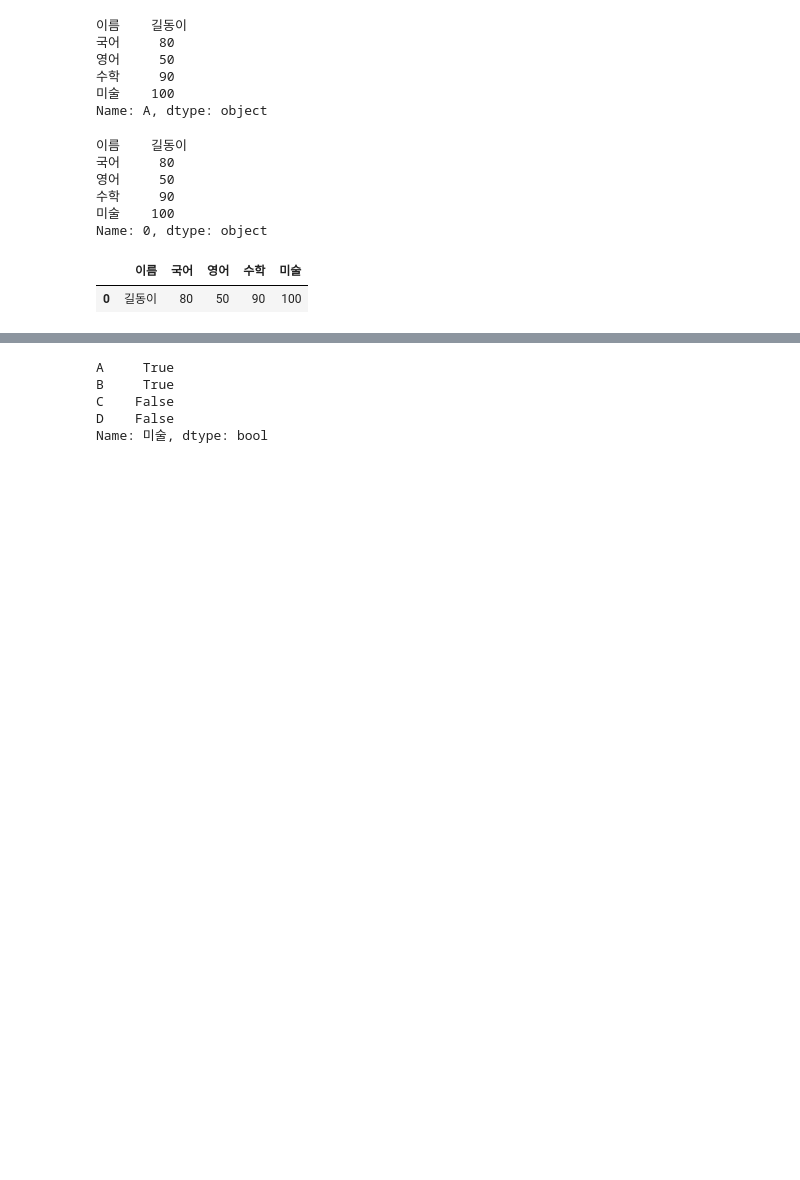
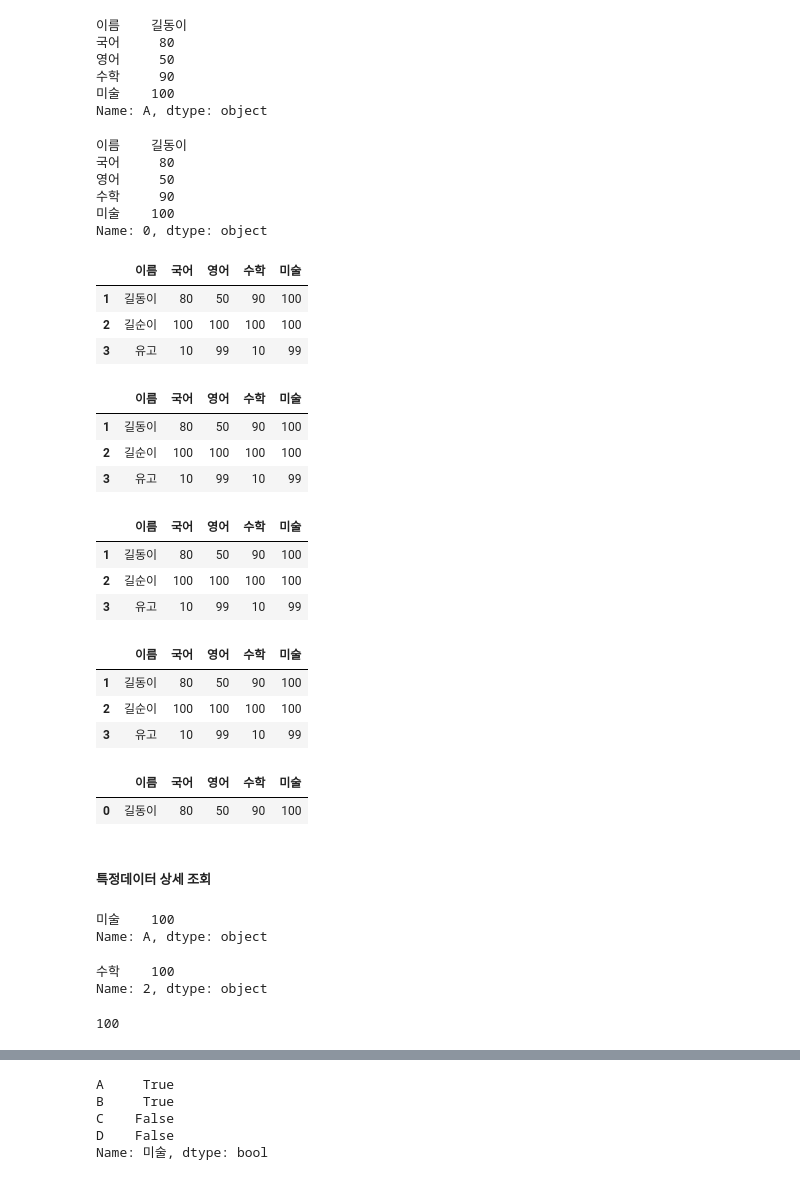
Before and after one commit to gulbae/bigdata-python-2023, a Jupyter notebook: Day05/py31_pandas_dataframe.ipynb, the cells around one changed output, grey strips where cells are left out. Saved outputs shown, nothing was run; the diff lists cells and outputs as text; code cells hidden in the pictures; blank space fills up the shorter version.

```diff
--- a/Day05/py31_pandas_dataframe.ipynb
+++ b/Day05/py31_pandas_dataframe.ipynb
@@ -142,8 +176,54 @@ df5.iloc[0] #시스템에 기본 데이터프레임 인덱스로 찾아도 됨
 수학     90
 미술    100
 Name: 0, dtype: object
+# %%
+df4.loc[[1,2,3]] # 내가 만든 인덱스로 loc
+# %% [output]
+|  | 이름 | 국어 | 영어 | 수학 | 미술 |
+| 1 | 길동이 | 80 | 50 | 90 | 100 |
+| 2 | 길순이 | 100 | 100 | 100 | 100 |
+| 3 | 유고 | 10 | 99 | 10 | 99 |
+# %%
+df4.loc[[1,2,3]] # 내가 만든 인덱스로 loc
+# %% [output]
+|  | 이름 | 국어 | 영어 | 수학 | 미술 |
+| 1 | 길동이 | 80 | 50 | 90 | 100 |
+| 2 | 길순이 | 100 | 100 | 100 | 100 |
+| 3 | 유고 | 10 | 99 | 10 | 99 |
+# %%
+df4.iloc[[0,1,2]] # 시스템 인덱스 iloc
+# %% [output]
+|  | 이름 | 국어 | 영어 | 수학 | 미술 |
+| 1 | 길동이 | 80 | 50 | 90 | 100 |
+| 2 | 길순이 | 100 | 100 | 100 | 100 |
+| 3 | 유고 | 10 | 99 | 10 | 99 |
+# %%
+df4[0:3] # 인덱스 슬라이싱 == 리스트 슬라이싱
+# %% [output]
+|  | 이름 | 국어 | 영어 | 수학 | 미술 |
+| 1 | 길동이 | 80 | 50 | 90 | 100 |
+| 2 | 길순이 | 100 | 100 | 100 | 100 |
+| 3 | 유고 | 10 | 99 | 10 | 99 |
 # %%
 df5[0:1]
 # %% [output]
 |  | 이름 | 국어 | 영어 | 수학 | 미술 |
 | 0 | 길동이 | 80 | 50 | 90 | 100 |
+# %% [markdown]
+##### 특정데이터 상세 조회
+# %%
+df5.loc['A', ['미술']]
+# %% [output]
+미술    100
+Name: A, dtype: object
+# %%
+# 최종 시리즈 확인
+df4.iloc[1, [3]]
+# %% [output]
+수학    100
+Name: 2, dtype: object
+# %%
+# 최종 데이터만 확인
+df4.iloc[1, 3]
+# %% [output]
+100
```
Also changed, not shown: parts of 10 cells of this notebook, 18 other files.
